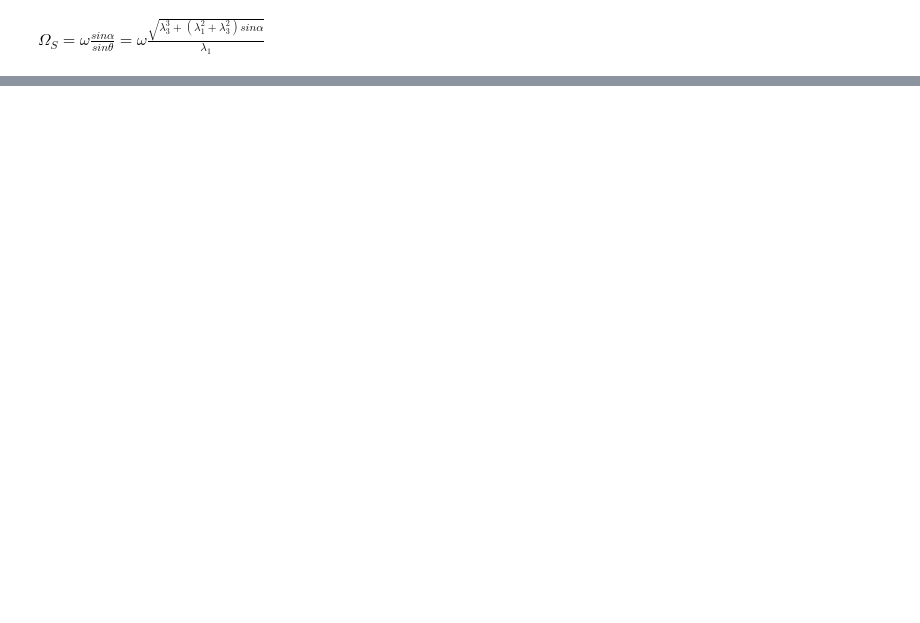
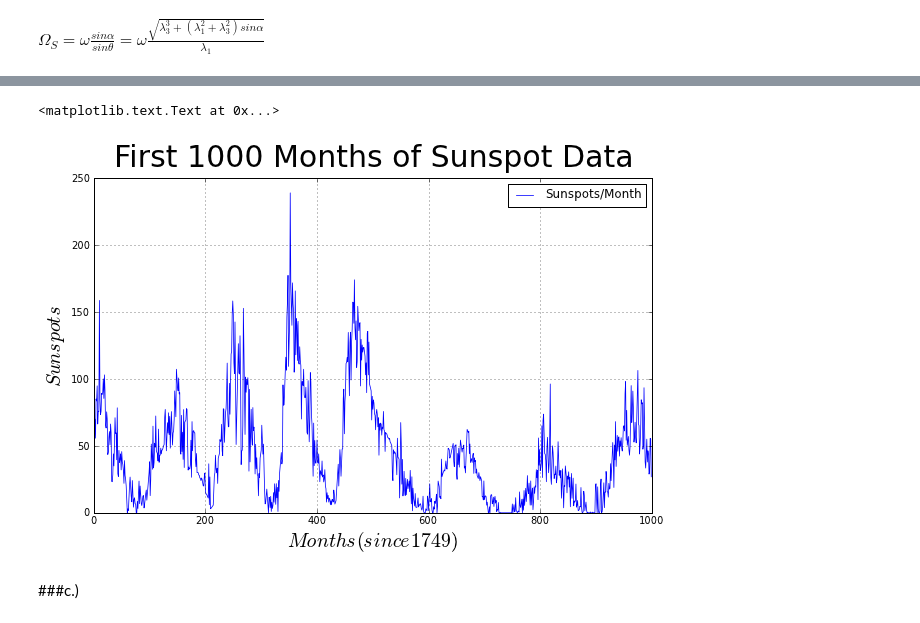
Before and after one commit to npilgram/PHYS202-S13, a Jupyter notebook: Week3/GraphicsEx2.ipynb, the cells around one changed output, grey strips where cells are left out. Drawn from its saved outputs; the diff is of its cells as text; code cells hidden in the pictures; blank space fills up the shorter version.

```diff
--- a/Week3/GraphicsEx2.ipynb
+++ b/Week3/GraphicsEx2.ipynb
@@ -76,0 +79,12 @@ class tuple(object)
+# %%
+plot(r,s, color='blue', linewidth=0.75, label='Sunspots/Month', linestyle='-')
+xlabel('$Months (since 1749)$', fontsize=20)
+ylabel('$Sunspots$', fontsize=20)
+grid(True)
+legend(loc='upper right')
+title('First 1000 Months of Sunspot Data', fontsize=30)
+# %% [output]
+<matplotlib.text.Text at 0x...>
+[figure, added]
+# %% [markdown]
+###c.)
```
Also changed, not shown: parts of 34 cells of this notebook.
